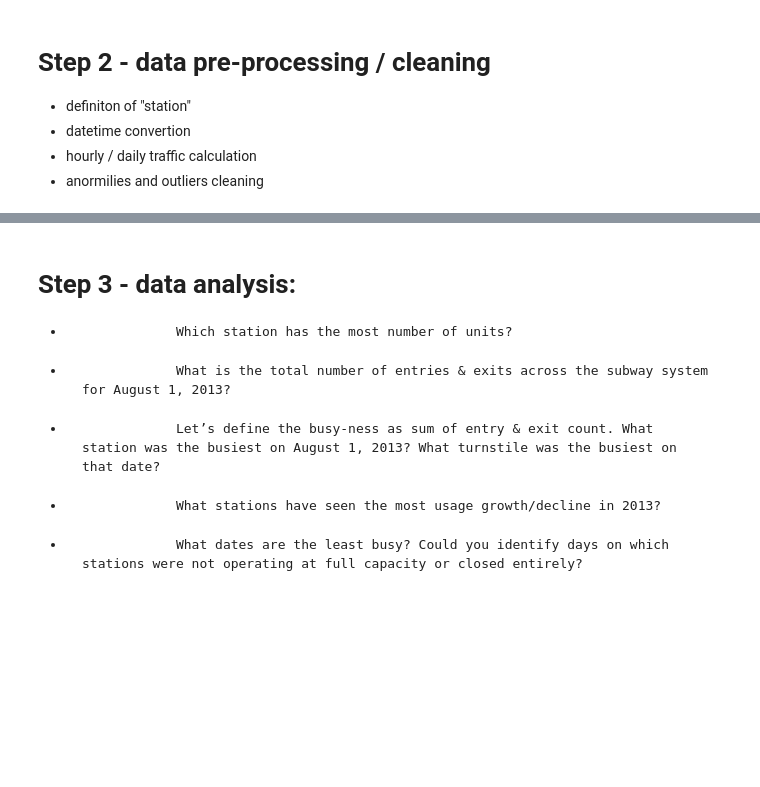
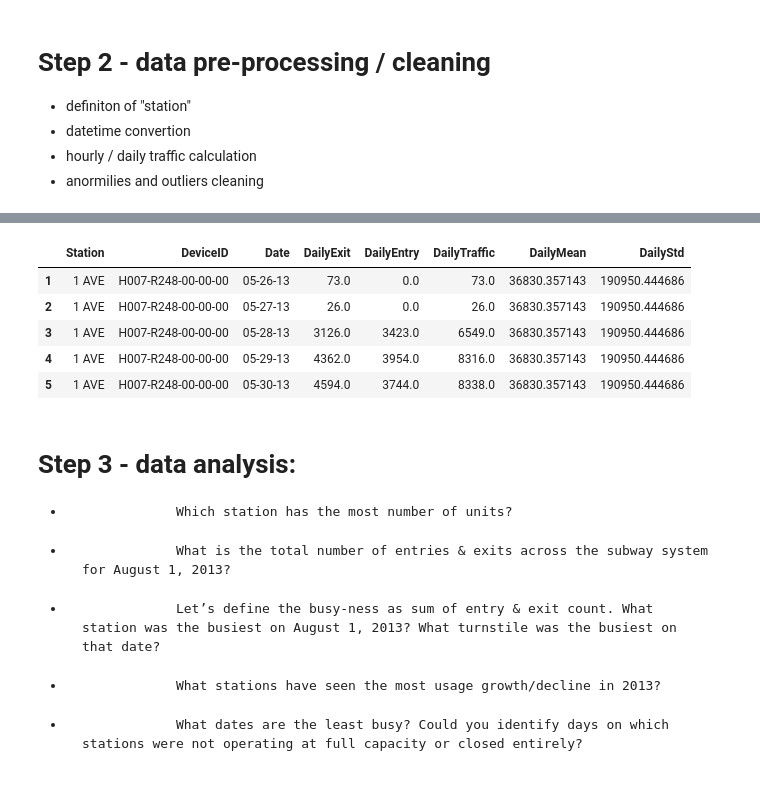
Before and after one commit to tinnyworm/Tinny, a Jupyter notebook: TS/TS Data Challange.ipynb, the cells around one changed output, grey strips where cells are left out. Saved outputs shown, nothing was run; the diff lists cells and outputs as text; code cells hidden in the pictures; blank space fills up the shorter version.

```diff
--- a/TS/TS Data Challange.ipynb
+++ b/TS/TS Data Challange.ipynb
@@ -210,33 +234,45 @@ df_hourly.to_pickle('df_hourly.pickle')
 # %%
 # 2. check outliers
 # the definition of "outlier" is 6 standard deviations away from this mean.
 
 # daily traffic calculation (at device level)
 
 # create a device ID for further analysis
 df_hourly["DeviceID"] = df_hourly["C/A"] + "-" + df_hourly["UNIT"] + "-" + df_hourly["SCP"]
 
 # groupped at device/daily level
 df_daily_grp = df_hourly.groupby( ["Station", "DeviceID", "Date"] )
 
 # calculate daily traffic at device level
-df_daily = df_daily_grp["HourlyTraffic"].agg({'DailyTraffic': np.sum})
+#df_daily = df_daily_grp["HourlyTraffic"].agg({'DailyTraffic': np.sum)
+#df_daily = df_daily.reset_index()
+
+df_daily = df_daily_grp.agg( {"EntryTraffic" : 'sum',
+                              "ExitTraffic"  : 'sum',
+                              "HourlyTraffic": 'sum'}  )
+
 df_daily = df_daily.reset_index()
-
-#df_daily.head()
+df_daily.columns = ["Station", "DeviceID", "Date", "DailyExit", "DailyEntry", "DailyTraffic"]
 
 # get daily stats
 daily_stats = df_daily.groupby(["Station", "DeviceID"])["DailyTraffic"].agg( {"DailyMean": np.mean,
                                                                               "DailyStd" : np.std} )
 daily_stats = daily_stats.reset_index()
 #daily_stats.head()
 
 df_daily = pd.merge(df_daily, daily_stats, on=["Station","DeviceID"], how='inner');
 #df_daily.head()
 
 # drop outliers
 df_daily = df_daily[ df_daily["DailyTraffic"] <= (df_daily["DailyMean"] + 6.0 * df_daily["DailyStd"]) ]
-df_daily.shape
+df_daily.head()
+# %% [output]
+|  | Station | DeviceID | Date | DailyExit | DailyEntry | DailyTraffic | DailyMean | DailyStd |
+| 1 | 1 AVE | H007-R248-00-00-00 | 05-26-13 | 73.0 | 0.0 | 73.0 | 36830.357143 | 190950.444686 |
+| 2 | 1 AVE | H007-R248-00-00-00 | 05-27-13 | 26.0 | 0.0 | 26.0 | 36830.357143 | 190950.444686 |
+| 3 | 1 AVE | H007-R248-00-00-00 | 05-28-13 | 3126.0 | 3423.0 | 6549.0 | 36830.357143 | 190950.444686 |
+| 4 | 1 AVE | H007-R248-00-00-00 | 05-29-13 | 4362.0 | 3954.0 | 8316.0 | 36830.357143 | 190950.444686 |
+| 5 | 1 AVE | H007-R248-00-00-00 | 05-30-13 | 4594.0 | 3744.0 | 8338.0 | 36830.357143 | 190950.444686 |
 # %% [markdown]
 # Step 3 - data analysis:
 -                 Which station has the most number of units?
```
Also changed, not shown: parts of 21 cells of this notebook.
